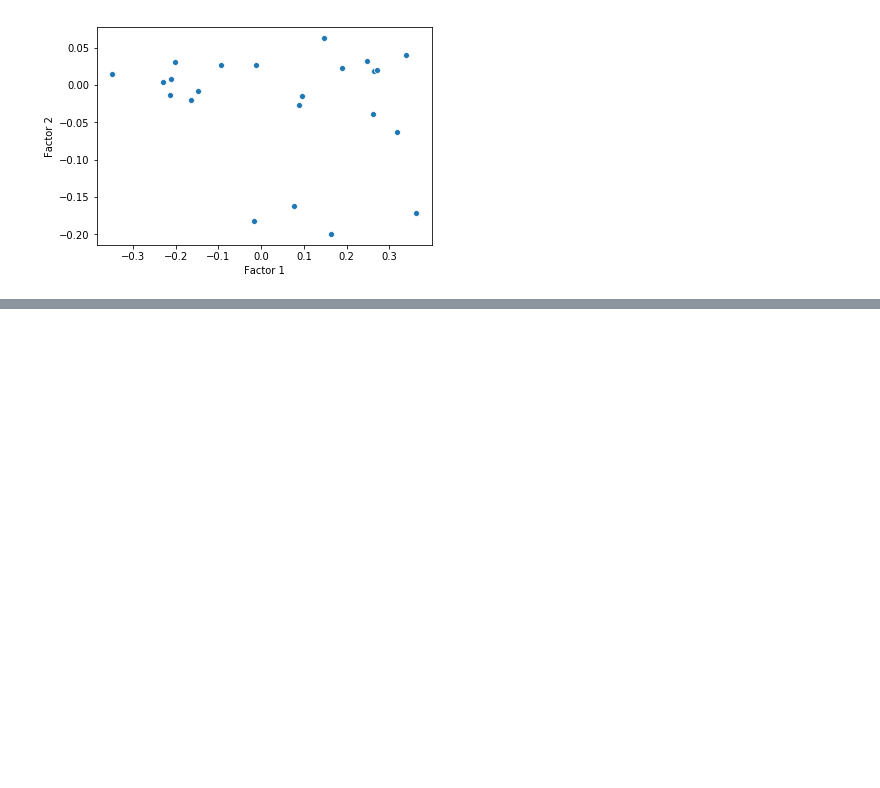
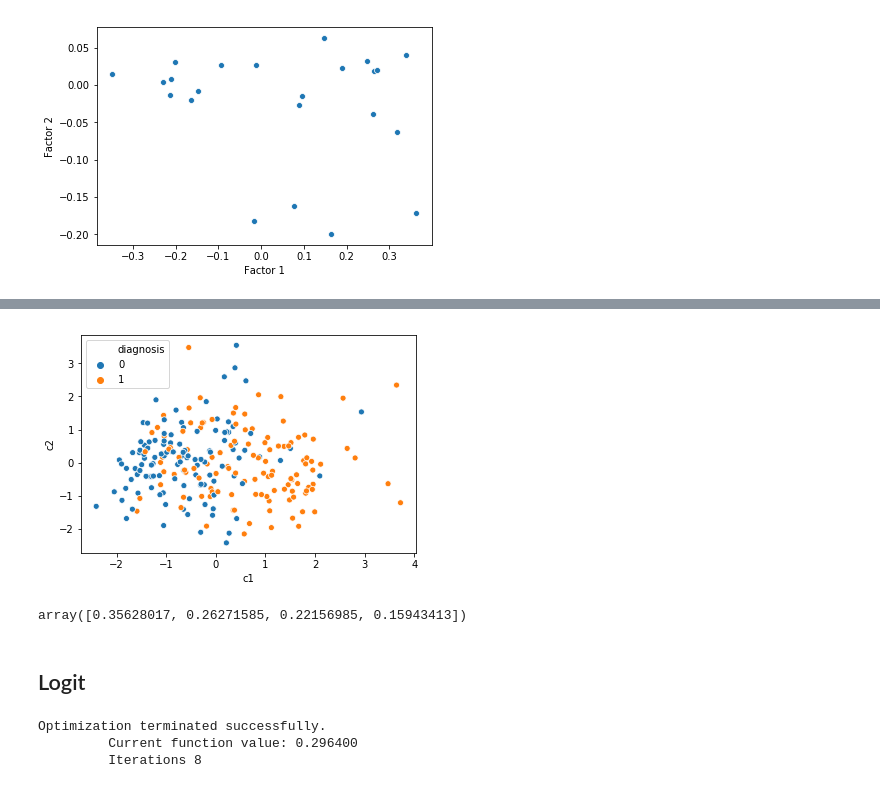
Before and after one commit to ekiMGlz/AplicadaIII, a Jupyter notebook: Final/Trabajo final.ipynb, the cells around one changed output, grey strips where cells are left out. Saved outputs shown, nothing was run; the diff lists cells and outputs as text; code cells hidden in the pictures; blank space fills up the shorter version.

Commit message:
logit con pca

```diff
--- a/Final/Trabajo final.ipynb
+++ b/Final/Trabajo final.ipynb
@@ -522,13 +565,5 @@ mca_r_df
 # plot de renglones
 sns.scatterplot(x = "Factor 1", y = "Factor 2", data = mca_r_df, hue = "diagnosis")
 plt.show()
-
-X = data.iloc[:, cat_index].values
-
-x = [0, 1, 0, 0, 0, 1, 1, 0, 0, 0, 1, 0, 1, 0, 1, 0, 0, 0, 0, 1, 1, 0, 0]
-
-mca_ben.fs_r(N=2)
-
-np.dot(x, mca_ben.fs_c(N=2))
 # %% [output]
 [figure]
@@ -535,0 +572,8 @@ array([1.03297252, 0.02276143])
+# %%
+# Escoger 238 (80 %) de las observaciones para el conjunto de entrenamiento
+np.random.seed(155766)
+train_rows = np.sort(np.random.choice(X.index, 238, replace = False))
+X_train = X.iloc[train_rows, :]
+train_diagnosis = data.iloc[train_rows, 13].values
+X_test = X.drop(train_rows)
+test_diagnosis = data.drop(train_rows)["diagnosis"].values
@@ -535,0 +623,5 @@ array([1.03297252, 0.02276143])
+# %%
+# Reducir el dataset a las columnas numericas
+X_numerical_train = X_train.iloc[:, 0:4]
+X_numerical_test = X_test.iloc[:, 0:4]
+X_numerical_train.head(), X_numerical_test.head()
@@ -535,0 +641,11 @@ array([1.03297252, 0.02276143])
+# %%
+# PCA
+pca = PCA(n_components=4, random_state=155766)
+pca.fit(X_numerical_train)
+cols = ["c1", "c2", "c3", "c4"]
+
+pca_df_train = pd.DataFrame(pca.transform(X_numerical_train), columns = cols, index = X_numerical_train.index)
+pca_df_train["diagnosis"] = train_diagnosis
+
+pca_df_test = pd.DataFrame(pca.transform(X_numerical_test), columns = cols, index = X_numerical_test.index)
+pca_df_test["diagnosis"] = test_diagnosis
@@ -535,0 +671,18 @@ array([1.03297252, 0.02276143])
+# %%
+sns.scatterplot(x = "c1", y = "c2", data = pca_df_train, hue = "diagnosis")
+plt.show()
+# %% [output]
+[figure, added]
+# %%
+pca.explained_variance_ratio_
+# %% [output]
+array([0.35628017, 0.26271585, 0.22156985, 0.15943413])
+# %% [markdown]
+## Logit
+# %%
+logit = sm.Logit(train_diagnosis, X_train)
+logit_model = logit.fit()
+# %% [output]
+Optimization terminated successfully.
+         Current function value: 0.296400
+         Iterations 8
```
Also changed, not shown: parts of 40 cells of this notebook, 3 other files.
